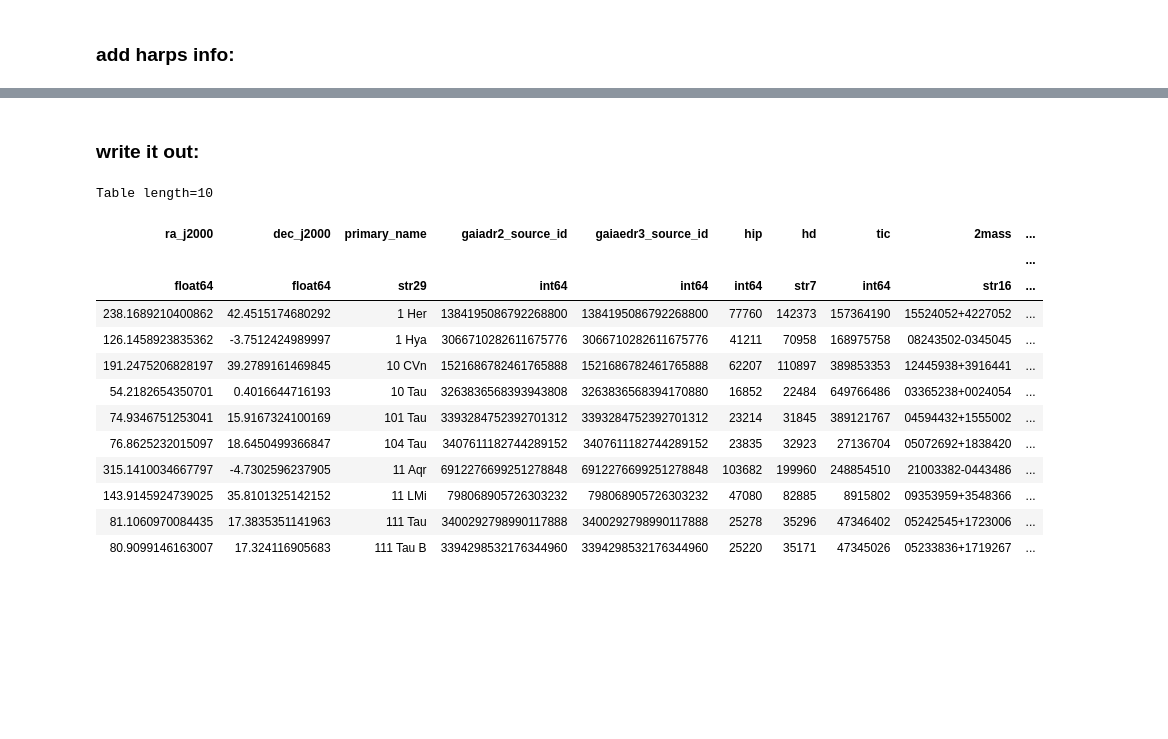
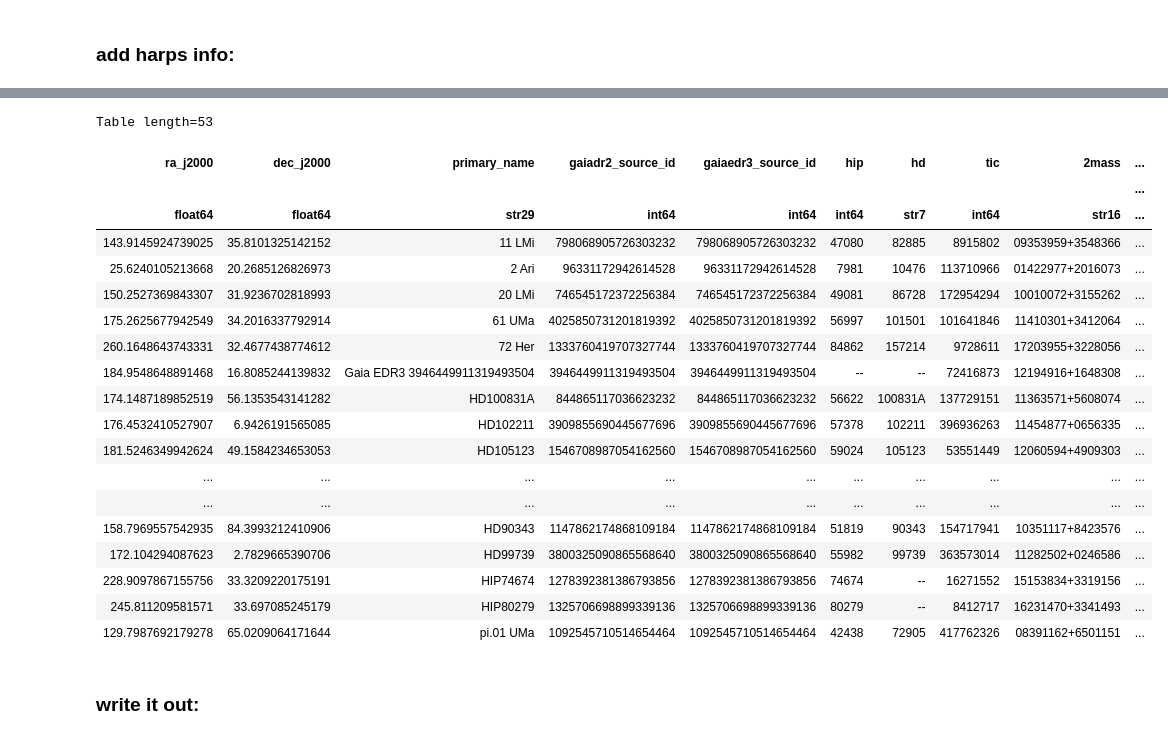
Before and after one commit to megbedell/gr8stars, a Jupyter notebook: data_munging.ipynb, the cells around one changed output, grey strips where cells are left out. Saved outputs shown, nothing was run; the diff lists cells and outputs as text; code cells hidden in the pictures; blank space fills up the shorter version.

```diff
--- a/data_munging.ipynb
+++ b/data_munging.ipynb
@@ -306,0 +418,2 @@ Row index=9
+# %%
+hermes_table['spectrum_hermes_nobs'] = np.zeros(len(hermes_table), dtype=int) + 1
@@ -306,0 +452,9 @@ Row index=9
+# %%
+# correct the primary name on bad matches:
+hermes_table['primary_name'][hermes_table['primary_name'] == 'BD+17_2463'] = 'Gaia EDR3 3946449911319493504'
+hermes_table['primary_name'][hermes_table['primary_name'] == 'HD101501'] = '61 UMa'
+hermes_table['primary_name'][hermes_table['primary_name'] == 'HD10476'] = '2 Ari'
+hermes_table['primary_name'][hermes_table['primary_name'] == 'HD157214'] = '72 Her'
+hermes_table['primary_name'][hermes_table['primary_name'] == 'HD72905'] = 'pi.01 UMa'
+hermes_table['primary_name'][hermes_table['primary_name'] == 'HD82885'] = '11 LMi'
+hermes_table['primary_name'][hermes_table['primary_name'] == 'HD86728'] = '20 LMi'
@@ -306,0 +479,6 @@ Row index=9
+# %%
+table.add_column(Column(name='spectrum_hermes', dtype='<U29', length=len(table)))
+table_with_hermes = join(table, hermes_table, keys='primary_name', join_type='left')
+# %%
+table_with_hermes['spectrum_hermes_nobs'].fill_value = 0
+table_with_hermes['spectrum_hermes_snr'].fill_value = 0.
@@ -306,0 +496,23 @@ Row index=9
+# %%
+table_with_hermes[table_with_hermes['spectrum_hermes'] == 'true']
+# %% [output]
+Table length=53
+| ra_j2000 | dec_j2000 | primary_name | gaiadr2_source_id | gaiaedr3_source_id | hip | hd | tic | 2mass | ... |
+|  |  |  |  |  |  |  |  |  | ... |
+| float64 | float64 | str29 | int64 | int64 | int64 | str7 | int64 | str16 | ... |
+| 143.9145924739025 | 35.8101325142152 | 11 LMi | 798068905726303232 | 798068905726303232 | 47080 | 82885 | 8915802 | 09353959+3548366 | ... |
+| 25.6240105213668 | 20.2685126826973 | 2 Ari | 96331172942614528 | 96331172942614528 | 7981 | 10476 | 113710966 | 01422977+2016073 | ... |
+| 150.2527369843307 | 31.9236702818993 | 20 LMi | 746545172372256384 | 746545172372256384 | 49081 | 86728 | 172954294 | 10010072+3155262 | ... |
+| 175.2625677942549 | 34.2016337792914 | 61 UMa | 4025850731201819392 | 4025850731201819392 | 56997 | 101501 | 101641846 | 11410301+3412064 | ... |
+| 260.1648643743331 | 32.4677438774612 | 72 Her | 1333760419707327744 | 1333760419707327744 | 84862 | 157214 | 9728611 | 17203955+3228056 | ... |
+| 184.9548648891468 | 16.8085244139832 | Gaia EDR3 3946449911319493504 | 3946449911319493504 | 3946449911319493504 | -- | -- | 72416873 | 12194916+1648308 | ... |
+| 174.1487189852519 | 56.1353543141282 | HD100831A | 844865117036623232 | 844865117036623232 | 56622 | 100831A | 137729151 | 11363571+5608074 | ... |
+| 176.4532410527907 | 6.9426191565085 | HD102211 | 3909855690445677696 | 3909855690445677696 | 57378 | 102211 | 396936263 | 11454877+0656335 | ... |
+| 181.5246349942624 | 49.1584234653053 | HD105123 | 1546708987054162560 | 1546708987054162560 | 59024 | 105123 | 53551449 | 12060594+4909303 | ... |
+| ... | ... | ... | ... | ... | ... | ... | ... | ... | ... |
+| ... | ... | ... | ... | ... | ... | ... | ... | ... | ... |
+| 158.7969557542935 | 84.3993212410906 | HD90343 | 1147862174868109184 | 1147862174868109184 | 51819 | 90343 | 154717941 | 10351117+8423576 | ... |
+| 172.104294087623 | 2.7829665390706 | HD99739 | 3800325090865568640 | 3800325090865568640 | 55982 | 99739 | 363573014 | 11282502+0246586 | ... |
+| 228.9097867155756 | 33.3209220175191 | HIP74674 | 1278392381386793856 | 1278392381386793856 | 74674 | -- | 16271552 | 15153834+3319156 | ... |
+| 245.811209581571 | 33.697085245179 | HIP80279 | 1325706698899339136 | 1325706698899339136 | 80279 | -- | 8412717 | 16231470+3341493 | ... |
+| 129.7987692179278 | 65.0209064171644 | pi.01 UMa | 1092545710514654464 | 1092545710514654464 | 42438 | 72905 | 417762326 | 08391162+6501151 | ... |
@@ -307,19 +521,2 @@ Row index=9
 # %% [markdown]
 ### write it out:
-# %%
-table[:10]
-# %% [output]
-Table length=10
-| ra_j2000 | dec_j2000 | primary_name | gaiadr2_source_id | gaiaedr3_source_id | hip | hd | tic | 2mass | ... |
-|  |  |  |  |  |  |  |  |  | ... |
-| float64 | float64 | str29 | int64 | int64 | int64 | str7 | int64 | str16 | ... |
-| 238.1689210400862 | 42.4515174680292 | 1 Her | 1384195086792268800 | 1384195086792268800 | 77760 | 142373 | 157364190 | 15524052+4227052 | ... |
-| 126.1458923835362 | -3.7512424989997 | 1 Hya | 3066710282611675776 | 3066710282611675776 | 41211 | 70958 | 168975758 | 08243502-0345045 | ... |
-| 191.2475206828197 | 39.2789161469845 | 10 CVn | 1521686782461765888 | 1521686782461765888 | 62207 | 110897 | 389853353 | 12445938+3916441 | ... |
-| 54.2182654350701 | 0.4016644716193 | 10 Tau | 3263836568393943808 | 3263836568394170880 | 16852 | 22484 | 649766486 | 03365238+0024054 | ... |
-| 74.9346751253041 | 15.9167324100169 | 101 Tau | 3393284752392701312 | 3393284752392701312 | 23214 | 31845 | 389121767 | 04594432+1555002 | ... |
-| 76.8625232015097 | 18.6450499366847 | 104 Tau | 3407611182744289152 | 3407611182744289152 | 23835 | 32923 | 27136704 | 05072692+1838420 | ... |
-| 315.1410034667797 | -4.7302596237905 | 11 Aqr | 6912276699251278848 | 6912276699251278848 | 103682 | 199960 | 248854510 | 21003382-0443486 | ... |
-| 143.9145924739025 | 35.8101325142152 | 11 LMi | 798068905726303232 | 798068905726303232 | 47080 | 82885 | 8915802 | 09353959+3548366 | ... |
-| 81.1060970084435 | 17.3835351141963 | 111 Tau | 3400292798990117888 | 3400292798990117888 | 25278 | 35296 | 47346402 | 05242545+1723006 | ... |
-| 80.9099146163007 | 17.324116905683 | 111 Tau B | 3394298532176344960 | 3394298532176344960 | 25220 | 35171 | 47345026 | 05233836+1719267 | ... |
```
Also changed, not shown: parts of 76 cells of this notebook, 1 other file.
